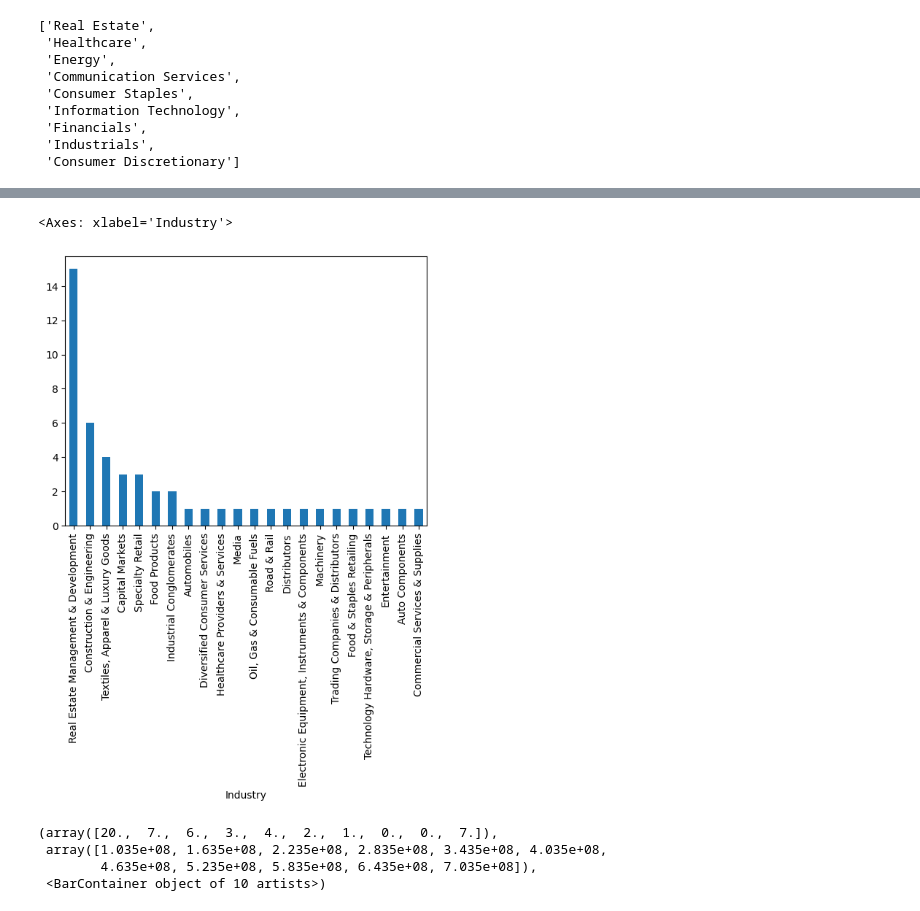
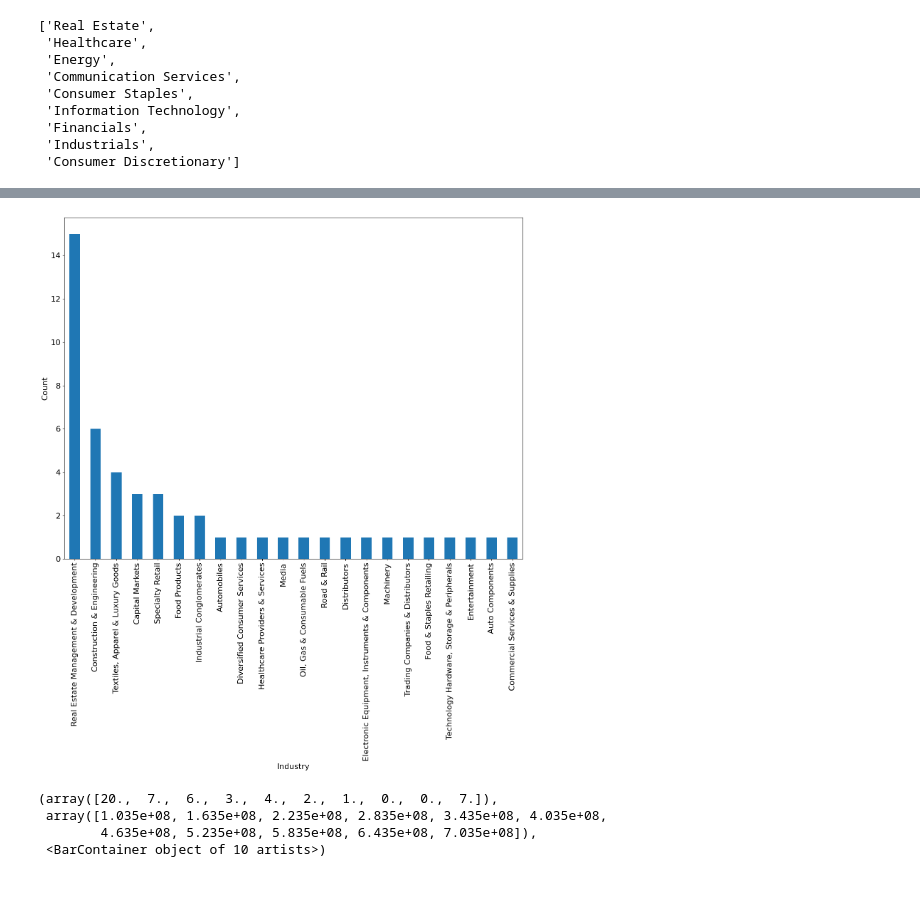
Before and after one commit to jjiaoyuwang/WQU-capstone, a Jupyter notebook: jupyter-notebooks/financial-ratios-2.ipynb, the cells around one changed output, grey strips where cells are left out. Saved outputs shown, nothing was run; the diff lists cells and outputs as text; code cells hidden in the pictures.

```diff
--- a/jupyter-notebooks/financial-ratios-2.ipynb
+++ b/jupyter-notebooks/financial-ratios-2.ipynb
@@ -167,7 +167,13 @@ list(set(ML_final['Sector'].tolist()))
  'Consumer Discretionary']
 # %%
 # ML_final['Sector'].hist(xrot=90,bins=11). Maybe useful for marketcap visualisation
-ML_final['Sector'].value_counts().plot.bar()#plot.bar()
+plt.rcParams["figure.figsize"] = (14, 12)
+plt.rcParams.update({'font.size': 16})
+fig = ML_final['Sector'].value_counts().plot.bar()#.get_figure()#plot.bar()
+fig.set_ylabel("Count")
+fig = fig.get_figure()
+fig.tight_layout()
+fig.savefig("sector_counts.png")
 
 # could do a stacked or subplot comparing original dataset without dropna vs this one? See pandas barchart.
 # https://pandas.pydata.org/docs/reference/api/pandas.DataFrame.plot.bar.html
@@ -177,8 +182,18 @@ ML_final['Sector'].value_counts().plot.bar()#plot.bar()
 # %%
-ML_final['Industry'].value_counts().plot.bar()
+
+# ML_final['Sector'].hist(xrot=90,bins=11). Maybe useful for marketcap visualisation
+plt.rcParams["figure.figsize"] = (14, 16)
+plt.rcParams.update({'font.size': 16})
+fig = ML_final['Industry'].value_counts().plot.bar()#.get_figure()#plot.bar()
+fig.set_ylabel("Count")
+fig = fig.get_figure()
+fig.tight_layout()
+fig.savefig("industry_counts.png")
+
+# could do a stacked or subplot comparing original dataset without dropna vs this one? See pandas barchart.
+# https://pandas.pydata.org/docs/reference/api/pandas.DataFrame.plot.bar.html
 # %% [output]
-<Axes: xlabel='Industry'>
-[figure, old version]
+[figure, new version]
 # %%
 #ML_final['Market Cap'].hist(xrot=90,bins=np.linspace(103500000,703500000,11))
 plt.hist(np.clip(ML_final['Market Cap'],a_min=103500000,a_max=703500000),bins=np.linspace(103500000,703500000,11))
```
Also changed, not shown: parts of 1 cell of this notebook, 2 other files.
